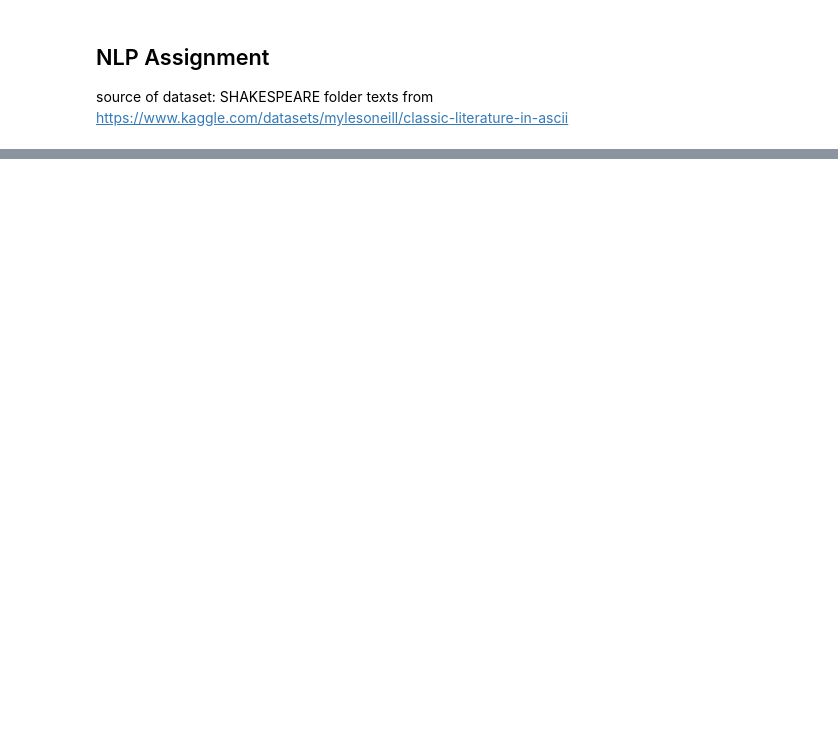
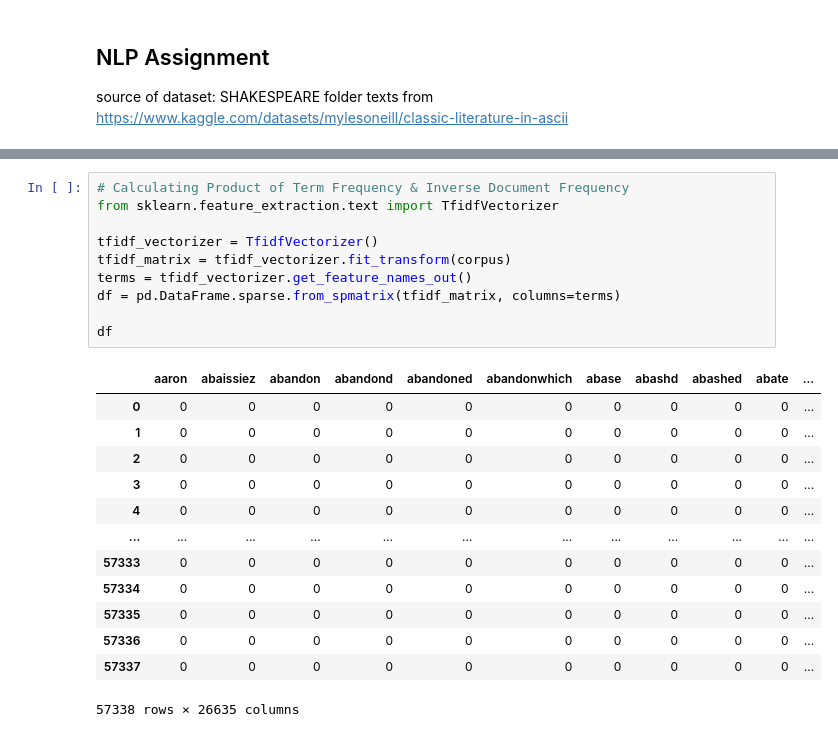
Before and after one commit to Kushagra-o7/NLP_Bootcamp, a Jupyter notebook: NLP_Assignment.ipynb, the cells around one changed output, grey strips where cells are left out. Saved outputs shown, nothing was run; the diff lists cells and outputs as text; blank space fills up the shorter version.

```diff
--- a/NLP_Assignment.ipynb
+++ b/NLP_Assignment.ipynb
@@ -111,0 +180,24 @@ print(tokens)
+# %%
+# Calculating Product of Term Frequency & Inverse Document Frequency
+from sklearn.feature_extraction.text import TfidfVectorizer
+
+tfidf_vectorizer = TfidfVectorizer()
+tfidf_matrix = tfidf_vectorizer.fit_transform(corpus)
+terms = tfidf_vectorizer.get_feature_names_out()
+df = pd.DataFrame.sparse.from_spmatrix(tfidf_matrix, columns=terms)
+
+df
+# %% [output]
+|  | aaron | abaissiez | abandon | abandond | abandoned | abandonwhich | abase | abashd | abashed | abate | ... |
+| 0 | 0 | 0 | 0 | 0 | 0 | 0 | 0 | 0 | 0 | 0 | ... |
+| 1 | 0 | 0 | 0 | 0 | 0 | 0 | 0 | 0 | 0 | 0 | ... |
+| 2 | 0 | 0 | 0 | 0 | 0 | 0 | 0 | 0 | 0 | 0 | ... |
+| 3 | 0 | 0 | 0 | 0 | 0 | 0 | 0 | 0 | 0 | 0 | ... |
+| 4 | 0 | 0 | 0 | 0 | 0 | 0 | 0 | 0 | 0 | 0 | ... |
+| ... | ... | ... | ... | ... | ... | ... | ... | ... | ... | ... | ... |
+| 57333 | 0 | 0 | 0 | 0 | 0 | 0 | 0 | 0 | 0 | 0 | ... |
+| 57334 | 0 | 0 | 0 | 0 | 0 | 0 | 0 | 0 | 0 | 0 | ... |
+| 57335 | 0 | 0 | 0 | 0 | 0 | 0 | 0 | 0 | 0 | 0 | ... |
+| 57336 | 0 | 0 | 0 | 0 | 0 | 0 | 0 | 0 | 0 | 0 | ... |
+| 57337 | 0 | 0 | 0 | 0 | 0 | 0 | 0 | 0 | 0 | 0 | ... |
+57338 rows × 26635 columns
```
Also changed, not shown: parts of 14 cells of this notebook.
